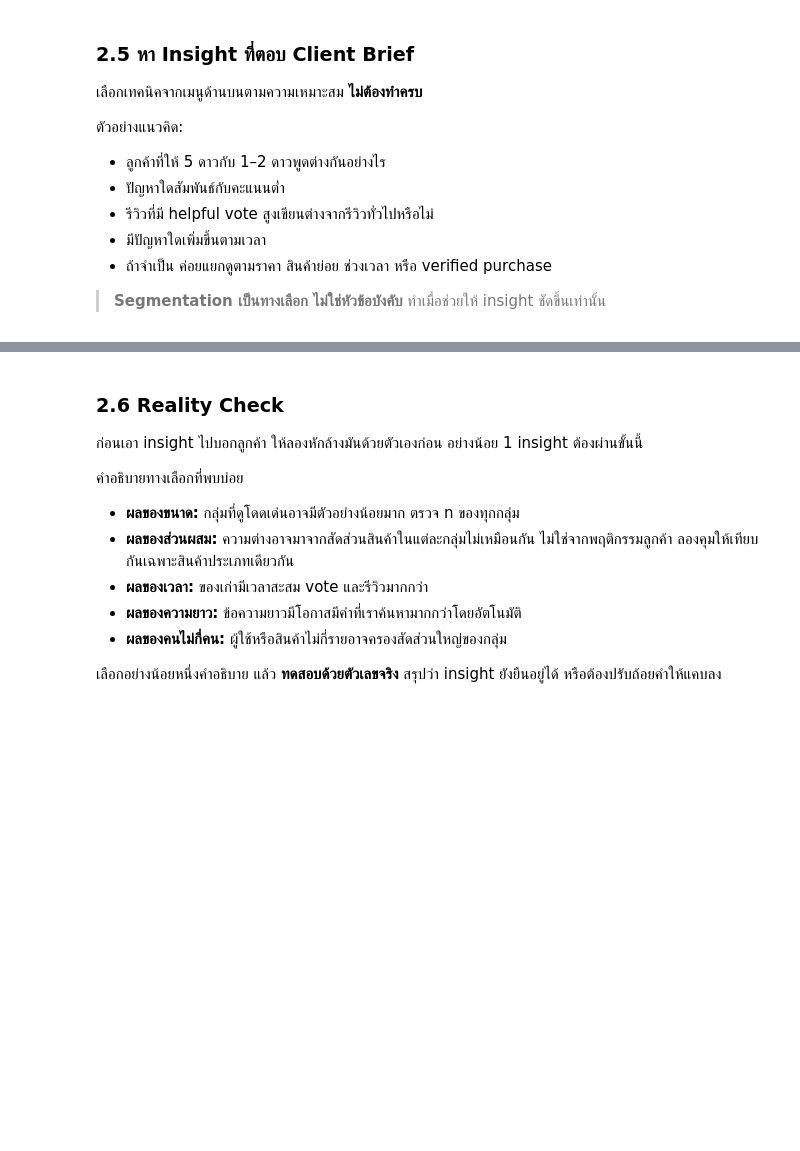
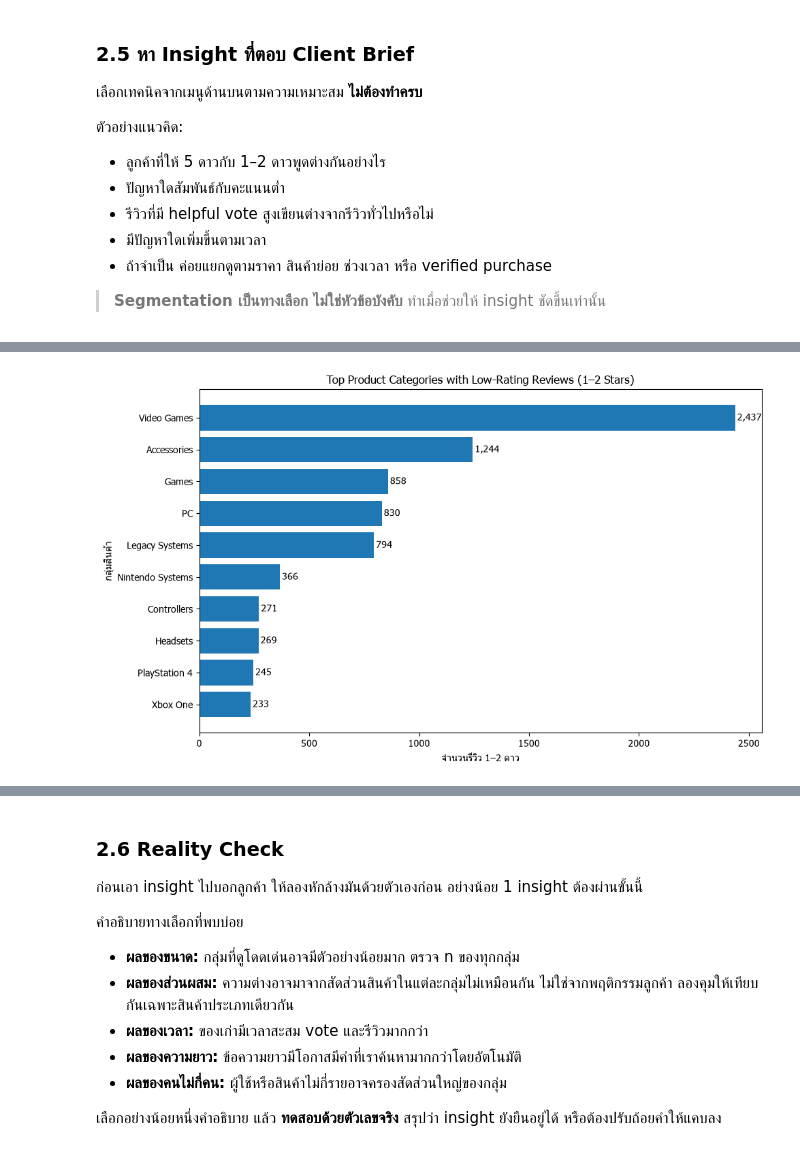
Before and after one commit to spannav/project_bigdata, a Jupyter notebook: Project1_Video_Games.ipynb, the cells around one changed output, grey strips where cells are left out. Cells and saved outputs as stored; diff of their text form; code cells hidden in the pictures; blank space fills up the shorter version.

```diff
--- a/Project1_Video_Games.ipynb
+++ b/Project1_Video_Games.ipynb
@@ -997,10 +998,3 @@ Feature เหล่านี้ช่วยแยกรีวิวที่ม
 * ถ้าจำเป็น ค่อยแยกดูตามราคา สินค้าย่อย ช่วงเวลา หรือ verified purchase
 
 > **Segmentation เป็นทางเลือก ไม่ใช่หัวข้อบังคับ** ทำเมื่อช่วยให้ insight ชัดขึ้นเท่านั้น
-# %%
-import matplotlib.pyplot as plt
-import seaborn as sns
-
-# ตั้งค่าธีมแสดงผลให้สะอาดตา อ่านง่าย เหมาะกับการนำเสนอ
-sns.set_theme(style="whitegrid")
-plt.rcParams['font.sans-serif'] = 'DejaVu Sans'
@@ -1300,0 +1100,38 @@ plt.show()
+# %%
+# ============================================================
+# Step 2: Visualization - กลุ่มสินค้าที่มีรีวิว 1–2 ดาว
+# ============================================================
+
+top_categories = category_low.head(10).copy()
+
+top_categories = top_categories.sort_values(
+    "low_rating_count"
+)
+
+plt.figure(figsize=(10, 6))
+
+bars = plt.barh(
+    top_categories["categories"],
+    top_categories["low_rating_count"]
+)
+
+for bar in bars:
+    value = bar.get_width()
+
+    plt.text(
+        value + 10,
+        bar.get_y() + bar.get_height() / 2,
+        f"{int(value):,}",
+        va="center"
+    )
+
+plt.xlabel("จำนวนรีวิว 1–2 ดาว")
+plt.ylabel("กลุ่มสินค้า")
+plt.title(
+    "Top Product Categories with Low-Rating Reviews (1–2 Stars)"
+)
+
+plt.tight_layout()
+plt.show()
+# %% [output]
+[figure, added]
```
Also changed, not shown: parts of 14 cells of this notebook.
